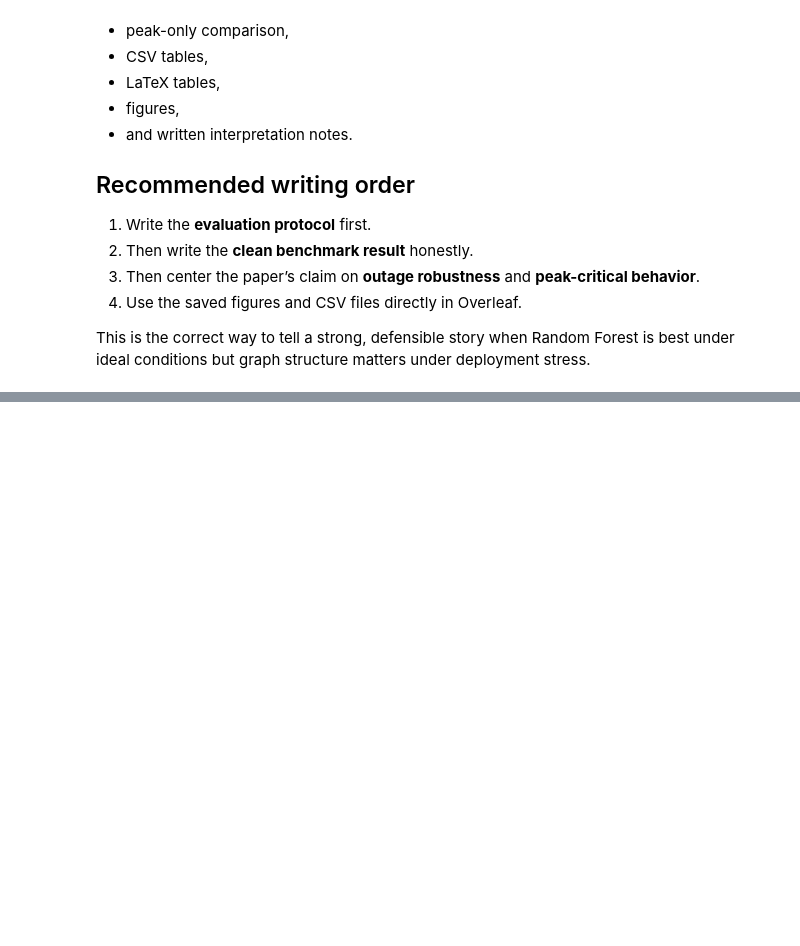
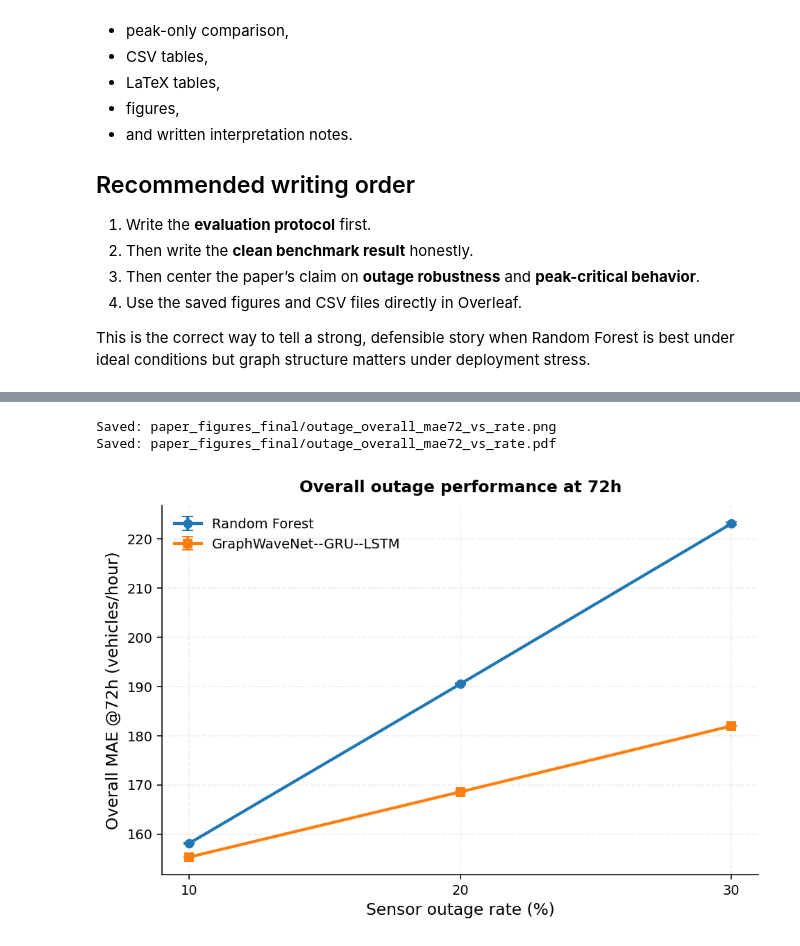
Before and after one commit to RichelCode/Spatio-Temporal-Prediction-and-Coordination-of-EV-Charging-Demand-for-Power-System-Resilience, a Jupyter notebook: Paper_Robustness_Peaks_FINAL.ipynb, the cells around one changed output, grey strips where cells are left out. Cells and saved outputs as stored; diff of their text form; code cells hidden in the pictures; blank space fills up the shorter version.

```diff
--- a/Paper_Robustness_Peaks_FINAL.ipynb
+++ b/Paper_Robustness_Peaks_FINAL.ipynb
@@ -1686,0 +1841,34 @@ def save_both(fig, stem):
+# %%
+rf_overall_mean = np.array([158.123164, 190.517883, 223.116481])
+rf_overall_std  = np.array([0.107359, 0.133494, 0.269438])
+
+prop_overall_mean = np.array([155.318162, 168.574466, 181.967970])
+prop_overall_std  = np.array([0.102374, 0.071028, 0.072074])
+
+fig, ax = plt.subplots(figsize=(6.8, 4.6), constrained_layout=True)
+
+ax.errorbar(
+    outage_rates, rf_overall_mean, yerr=rf_overall_std,
+    marker="o", capsize=4, label="Random Forest"
+)
+ax.errorbar(
+    outage_rates, prop_overall_mean, yerr=prop_overall_std,
+    marker="s", capsize=4, label="GraphWaveNet--GRU--LSTM"
+)
+
+ax.set_xticks(outage_rates)
+style_ax(
+    ax,
+    xlabel="Sensor outage rate (%)",
+    ylabel="Overall MAE @72h (vehicles/hour)",
+    title="Overall outage performance at 72h",
+    legend=True,
+    loc="upper left"
+)
+
+save_both(fig, "outage_overall_mae72_vs_rate")
+plt.show()
+# %% [output]
+Saved: paper_figures_final/outage_overall_mae72_vs_rate.png
+Saved: paper_figures_final/outage_overall_mae72_vs_rate.pdf
+[figure, added]
```
Also changed, not shown: parts of 4 cells of this notebook, 15 other files.
